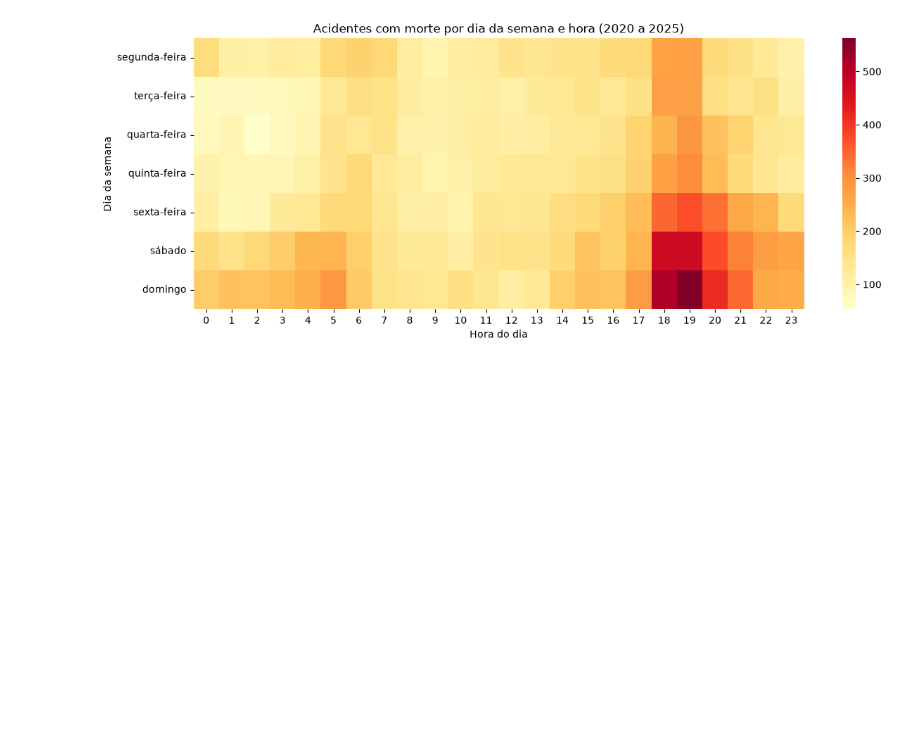
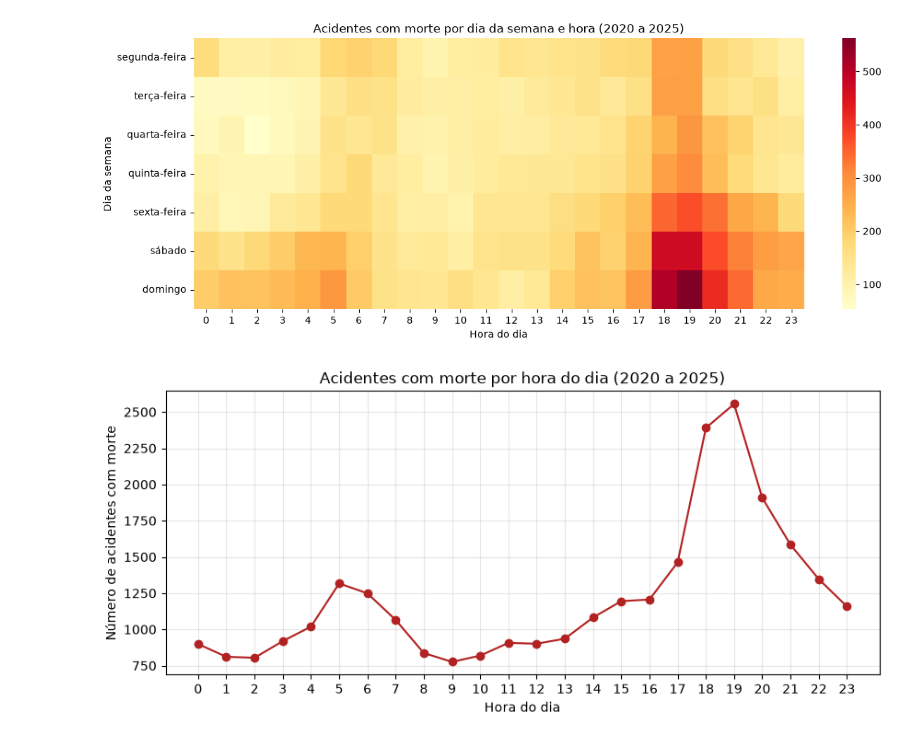
Before and after one commit to annaoki1102/Projeto-Ciencia-de-Dados, a Jupyter notebook: notebooks/05_pergunta1.ipynb, the cells around one changed output. Cells and saved outputs as stored; diff of their text form; code cells hidden in the pictures; blank space fills up the shorter version.

```diff
--- a/notebooks/05_pergunta1.ipynb
+++ b/notebooks/05_pergunta1.ipynb
@@ -90,3 +90,15 @@ plt.savefig("../dashboard/p1_mapa_calor_dia_hora.png", dpi=150, bbox_inches="tig
 plt.show()
 # %% [output]
 [figure]
+# %%
+plt.figure(figsize=(10, 4))
+plt.plot(por_hora.index, por_hora.values, marker="o", color="firebrick")
+plt.title("Acidentes com morte por hora do dia (2020 a 2025)")
+plt.xlabel("Hora do dia")
+plt.ylabel("Número de acidentes com morte")
+plt.xticks(range(0, 24))
+plt.grid(alpha=0.3)
+plt.savefig("../dashboard/p1_linha_hora.png", dpi=150, bbox_inches="tight")
+plt.show()
+# %% [output]
+[figure, added]
```
